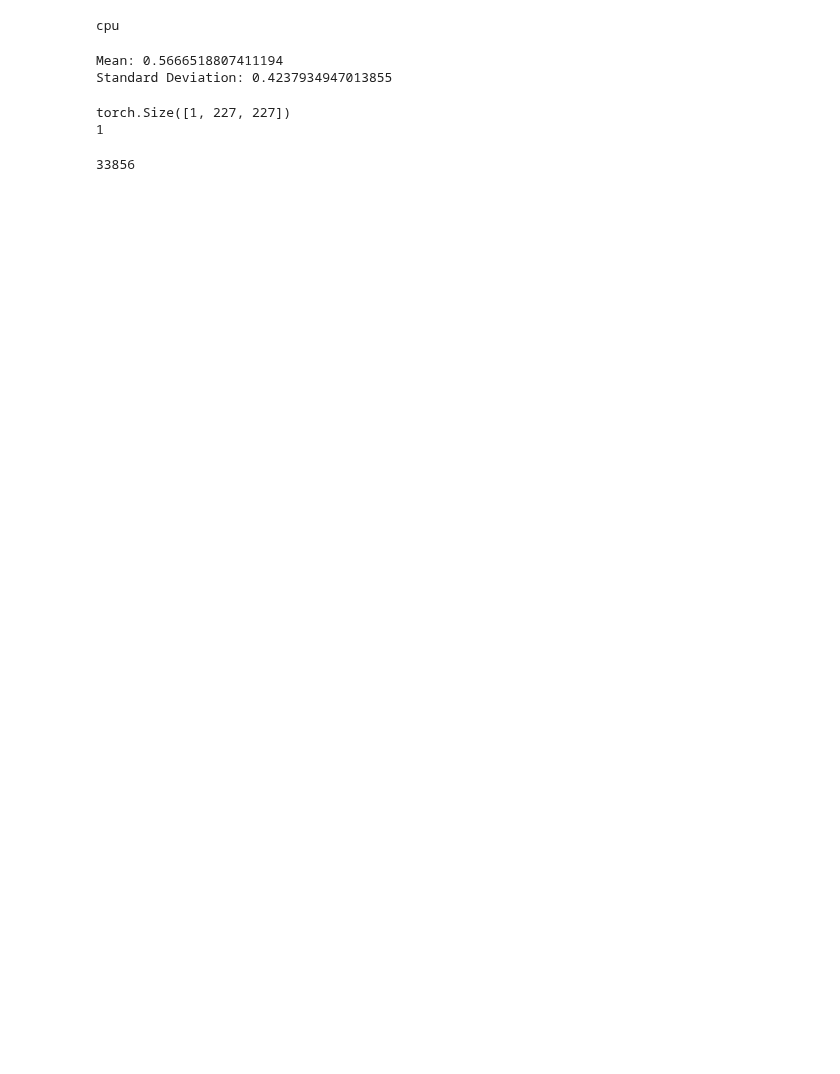
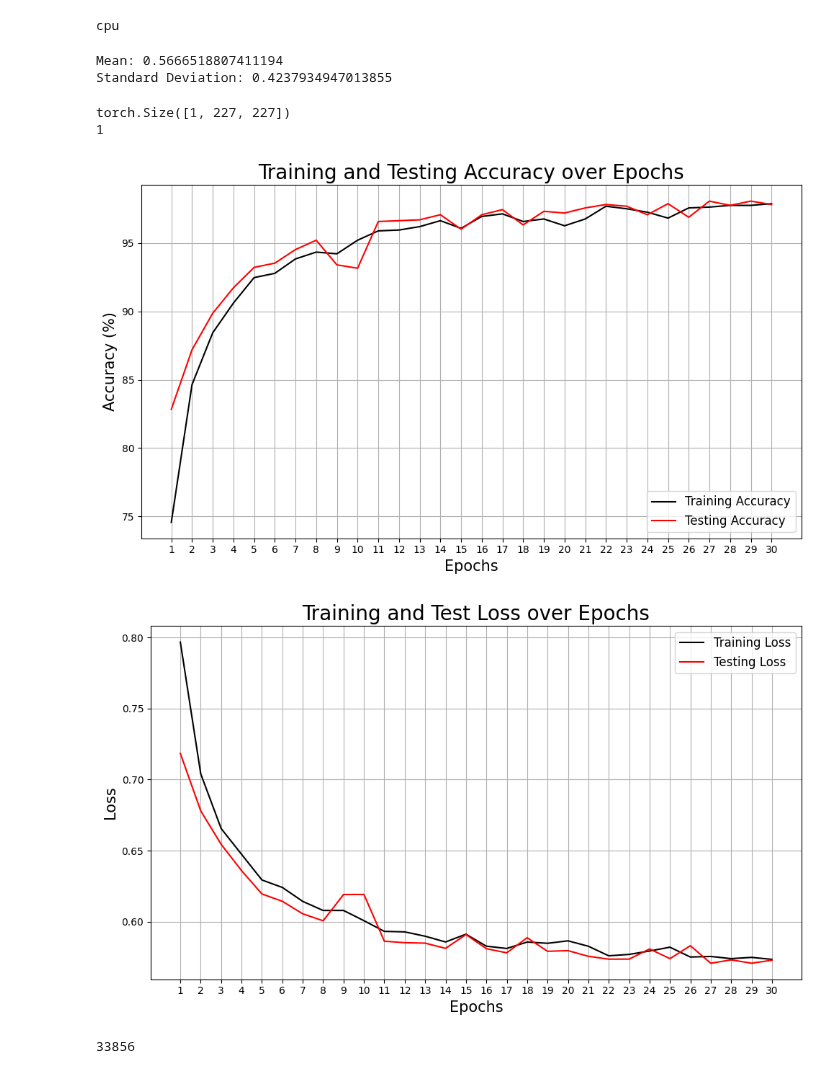
Before and after one commit to Ahmadar91/ML, a Jupyter notebook: ML-Project.ipynb, the cells around one changed output. Drawn from its saved outputs; the diff is of its cells as text; code cells hidden in the pictures; blank space fills up the shorter version.

```diff
--- a/ML-Project.ipynb
+++ b/ML-Project.ipynb
@@ -247,6 +247,48 @@ def test(model, data_loader):
     accuracy = 100 * correct / total
     average_loss = total_loss / len(data_loader)
     return accuracy, average_loss
+# %%
+def PlotResults(
+    train_accuracies, test_accuracies, train_losses, test_losses, epochs, name
+):
+    epoch_range = list(
+        range(1, epochs + 1)
+    )  # List of epochs from 1 to the given number of epochs
+
+    # Visualizing the accuracy results
+    plt.figure(figsize=(10, 6))
+    plt.plot(epoch_range, train_accuracies, "k", label="Training Accuracy")
+    plt.plot(epoch_range, test_accuracies, "r", label="Testing Accuracy")
+    plt.title("Training and Testing Accuracy over Epochs", size=20)
+    plt.xlabel("Epochs", size=15)
+    plt.ylabel("Accuracy (%)", size=15)
+    plt.legend(loc="lower right", fontsize=12)
+    plt.grid(True)
+    plt.xticks(epoch_range)
+    plt.tight_layout()  # Ensure that elements don't overlap when saving as PDF
+    plt.savefig(f"Training_and_Testing_Accuracy_{name}.pdf")
+    plt.show()
+
+    # Visualizing the loss results
+    plt.figure(figsize=(10, 6))
+    plt.plot(epoch_range, train_losses, "k", label="Training Loss")
+    plt.plot(epoch_range, test_losses, "r", label="Testing Loss")
+    plt.title("Training and Test Loss over Epochs", size=20)
+    plt.xlabel("Epochs", size=15)
+    plt.ylabel("Loss", size=15)
+    plt.legend(loc="upper right", fontsize=12)
+    plt.grid(True)
+    plt.xticks(epoch_range)
+    plt.tight_layout()  # Ensure that elements don't overlap when saving as PDF
+    plt.savefig(f"Training_and_Testing_Loss_{name}.pdf")
+    plt.show()
+# %%
+PlotResults(
+    train_accuracies, test_accuracies, train_losses, test_losses, num_epochs, "test"
+)
+# %% [output]
+[figure, added]
+[figure, added]
 # %%
 # MAT SETUP
 model = AdjustedFashionCNN(input_size=227, classes=3, in_channels=1).to(device)
```
Also changed, not shown: parts of 5 cells of this notebook, 1 other file.
